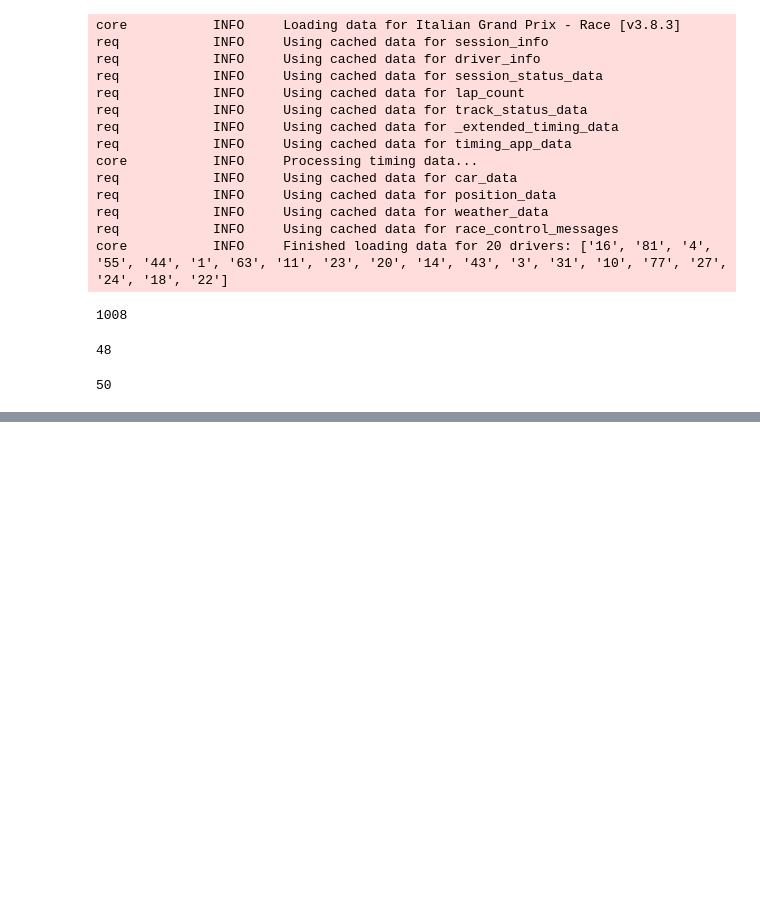
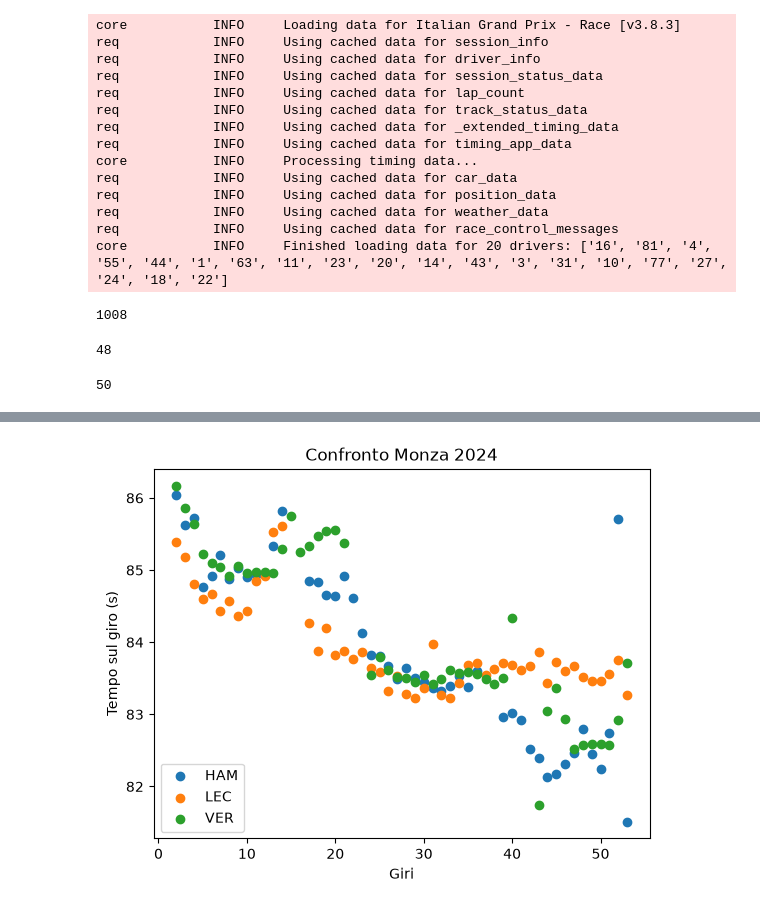
Before and after one commit to shyndry/f1-dashboard, a Jupyter notebook: notebooks/03_prova_funzioni.ipynb, the cells around one changed output, grey strips where cells are left out. Cells and saved outputs as stored; diff of their text form; code cells hidden in the pictures; blank space fills up the shorter version.

```diff
--- a/notebooks/03_prova_funzioni.ipynb
+++ b/notebooks/03_prova_funzioni.ipynb
@@ -43,0 +51,6 @@ len(lec_acc)
+# %%
+ver = get_driver_laps(sessione, "VER")
+ver_acc = only_accurate(ver)
+plot_lap_times({"HAM": ham_acc, "LEC": lec_acc, "VER": ver_acc }, "Confronto Monza 2024")
+# %% [output]
+[figure, added]
```
Also changed, not shown: parts of 2 cells of this notebook, 1 other file.
